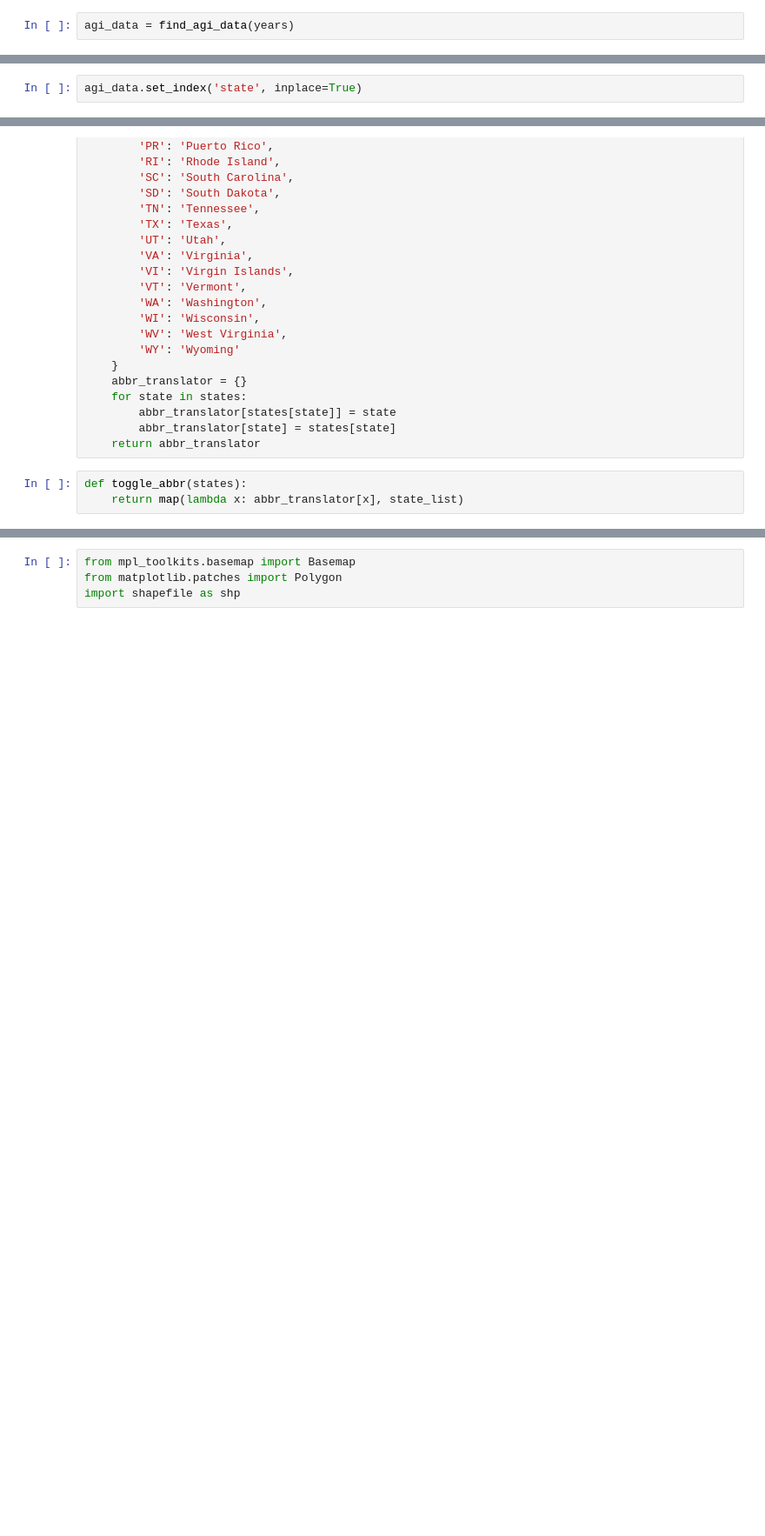
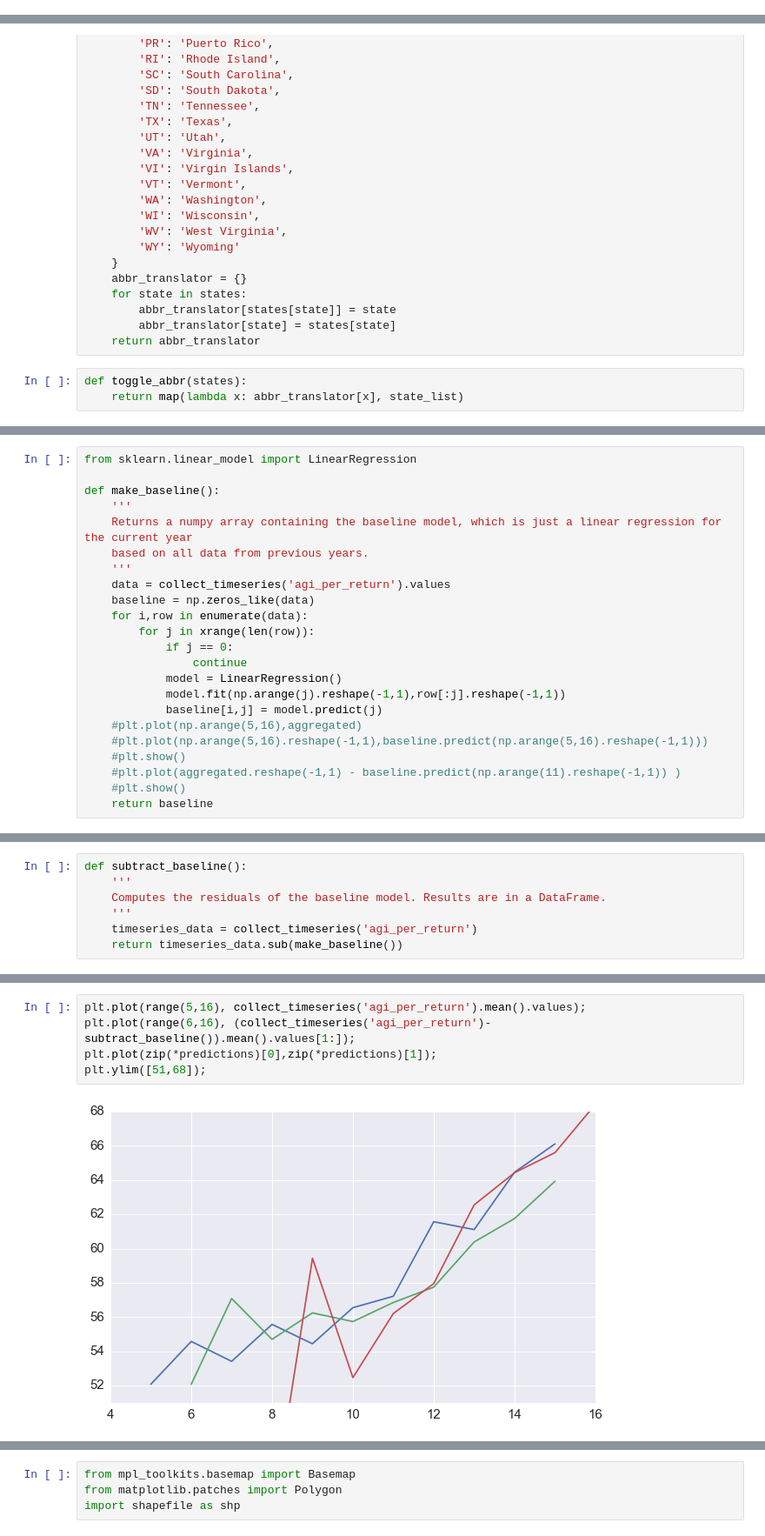
Before and after one commit to sleichen/Data-Incubator, a Jupyter notebook: DataIncubatorProjectv3.ipynb, the cells around one changed output, grey strips where cells are left out. Shown at 87% size. Saved outputs shown, nothing was run; the diff lists cells and outputs as text; blank space fills up the shorter version.

```diff
--- a/DataIncubatorProjectv3.ipynb
+++ b/DataIncubatorProjectv3.ipynb
@@ -64,2 +61,0 @@ def find_agi_data(years):
-# %%
-agi_data = find_agi_data(years)
@@ -73,2 +142,0 @@ for i in xrange(len(years)-1):
-# %%
-agi_data.set_index('state', inplace=True)
@@ -255,0 +306,23 @@ plt.show()
+# %%
+from sklearn.linear_model import LinearRegression
+
+def make_baseline():
+    '''
+    Returns a numpy array containing the baseline model, which is just a linear regression for the current year
+    based on all data from previous years.
+    '''
+    data = collect_timeseries('agi_per_return').values
+    baseline = np.zeros_like(data)
+    for i,row in enumerate(data):
+        for j in xrange(len(row)):
+            if j == 0:
+                continue
+            model = LinearRegression()
+            model.fit(np.arange(j).reshape(-1,1),row[:j].reshape(-1,1))
+            baseline[i,j] = model.predict(j)
+    #plt.plot(np.arange(5,16),aggregated)
+    #plt.plot(np.arange(5,16).reshape(-1,1),baseline.predict(np.arange(5,16).reshape(-1,1)))
+    #plt.show()
+    #plt.plot(aggregated.reshape(-1,1) - baseline.predict(np.arange(11).reshape(-1,1)) )
+    #plt.show()
+    return baseline
@@ -255,0 +335,7 @@ plt.show()
+# %%
+def subtract_baseline():
+    '''
+    Computes the residuals of the baseline model. Results are in a DataFrame.
+    '''
+    timeseries_data = collect_timeseries('agi_per_return')
+    return timeseries_data.sub(make_baseline())
@@ -256 +644,8 @@ plt.show()
+# %%
+plt.plot(range(5,16), collect_timeseries('agi_per_return').mean().values);
+plt.plot(range(6,16), (collect_timeseries('agi_per_return')-subtract_baseline()).mean().values[1:]);
+plt.plot(zip(*predictions)[0],zip(*predictions)[1]);
+plt.ylim([51,68]);
+# %% [output]
+[figure, added]
 # %% [markdown]
```
Also changed, not shown: parts of 80 cells of this notebook, 6 other files.
